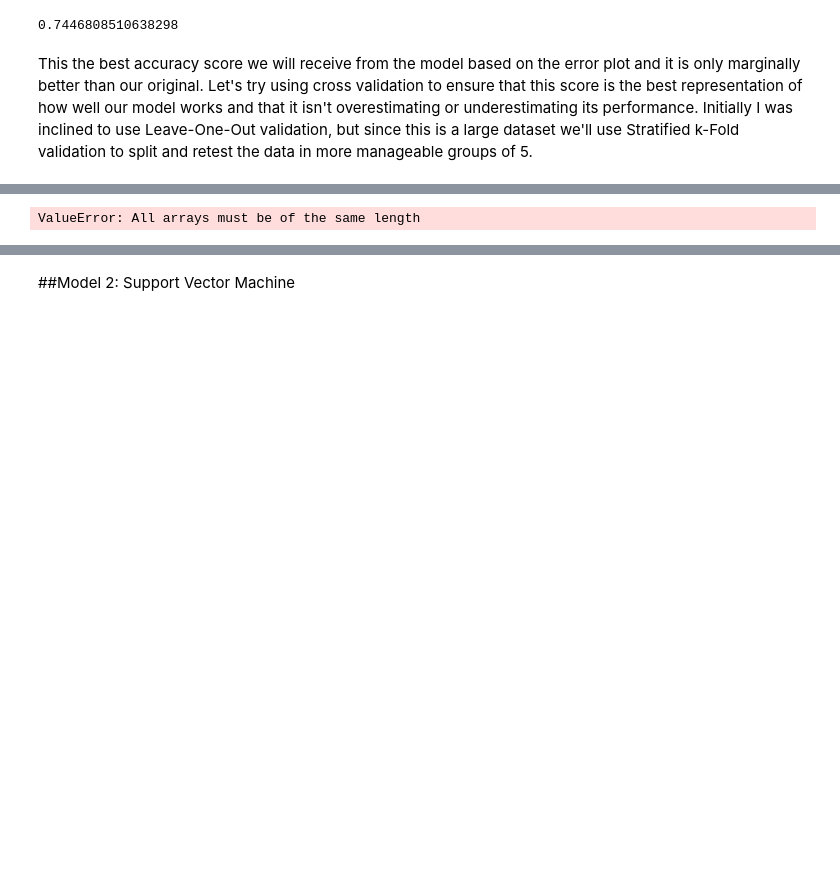
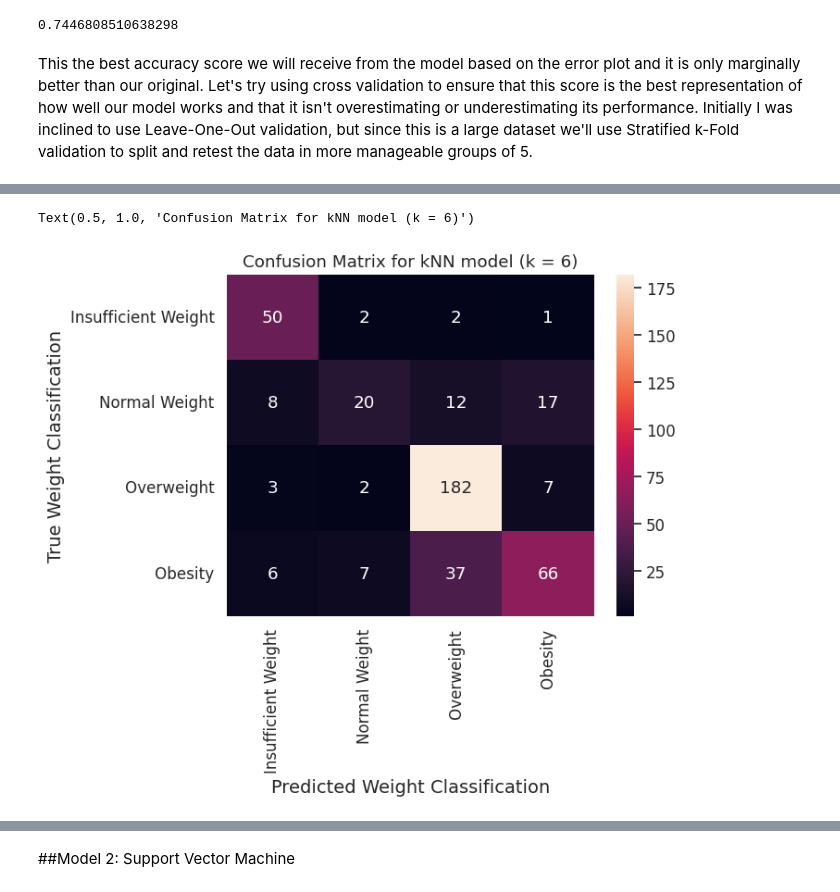
Before and after one commit to zsturk/Dat402_Proj1, a Jupyter notebook: DAT 402 Project 1.ipynb, the cells around one changed output, grey strips where cells are left out. Drawn from its saved outputs; the diff is of its cells as text; code cells hidden in the pictures; blank space fills up the shorter version.

```diff
--- a/DAT 402 Project 1.ipynb
+++ b/DAT 402 Project 1.ipynb
@@ -315,6 +317,10 @@ Minimum Accuracy 0.6997635933806147
 # %%
-sns.lineplot()
-plt.xlabel('k folds')
-plt.ylabel('Accuracy')
+sns.set(font_scale = 1.1, palette = "rocket")
+sns.heatmap(confusion_matrix(y_test, y_pred), annot = True, fmt = 'd', xticklabels = ["Insufficient Weight", "Normal Weight", "Overweight", "Obesity"],
+            yticklabels = ["Insufficient Weight", "Normal Weight", "Overweight", "Obesity"])
+plt.xlabel("Predicted Weight Classification", fontsize = 14)
+plt.ylabel("True Weight Classification", fontsize = 14)
+plt.title("Confusion Matrix for kNN model (k = 6)")
 # %% [output]
-ValueError: All arrays must be of the same length
+Text(0.5, 1.0, 'Confusion Matrix for kNN model (k = 6)')
+[figure, added]
```
Also changed, not shown: parts of 8 cells of this notebook.
